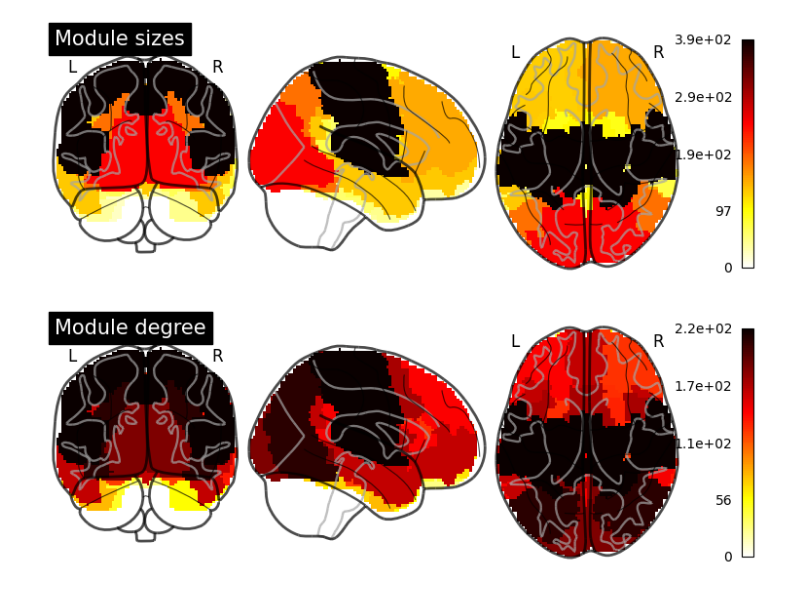
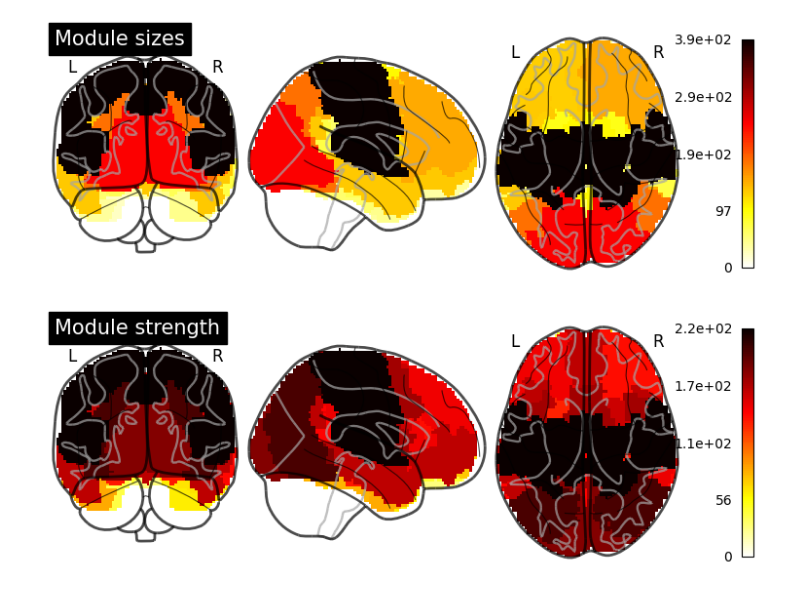
Before and after one commit to compneurobilbao/bha2, a Jupyter notebook: notebooks/05-tree-measures-for-optimal-parcellation.ipynb, the cells around one changed output. Drawn from its saved outputs; the diff is of its cells as text; code cells hidden in the pictures.

```diff
--- a/notebooks/05-tree-measures-for-optimal-parcellation.ipynb
+++ b/notebooks/05-tree-measures-for-optimal-parcellation.ipynb
@@ -311,11 +379,10 @@ nib.save(
 # %% [output]
 [figure]
 # %%
-plt.rcParams["figure.figsize"] = [5, 5]
-
+plt.figure(figsize=(5, 5))
 cc = abs(((g * abs(fcm_bin)) + ((1 - g) * scm_bin)))
 strength_fullmat = cc.sum(axis=0, dtype=float)
-plt.scatter(strength_fullmat, roi_heights)
+plt.scatter(np.log(strength_fullmat), roi_heights)
 plt.xlabel("ROI degree")
 plt.ylabel("ROI height")
 # %% [output]
@@ -444,12 +462,14 @@ nib.save(
 module_heights_img = np.zeros(
     (initial_parcellation.shape[0], initial_parcellation.shape[1], initial_parcellation.shape[2])
 )
-for idx, module_indices in enumerate(range(1, opt_level + 1)):
+idx = 0
+for module_indices in range(1, opt_level + 1):
     module_rois = tree["lvl_" + str(opt_level) + "_mod_" + str(module_indices)]
     if len(module_rois) > 5:
         module_heights_img = module_heights_img + get_module_vol(
-            initial_parcellation, module_rois, module_heights[idx]
+            initial_parcellation, module_rois, module_mean_heights[idx]
         )
+        idx += 1
 plotting.plot_glass_brain(
     nib.Nifti1Image(module_heights_img, affine=initial_parcellation.affine),
     colorbar=True,
@@ -458,14 +478,13 @@ plotting.plot_glass_brain(
 nib.save(
     nib.Nifti1Image(module_heights_img, affine=initial_parcellation.affine),
     os.path.join(
-        project_path, "data", "results", "n" + str(conn_size), "module_heights.nii.gz"
+        project_path, "data", "processed", "n" + str(conn_size), "module_heights.nii.gz"
     ),
 )
 plt.savefig(
     os.path.join(
         project_path,
         "data",
-        "results",
         "figures",
         "opt_parcell_module_heights_brain.svg",
     ),
@@ -479,12 +498,14 @@ plt.savefig(
 module_size_img = np.zeros(
     (initial_parcellation.shape[0], initial_parcellation.shape[1], initial_parcellation.shape[2])
 )
-for idx, module_indices in enumerate(range(1, opt_level + 1)):
+idx = 0
+for module_indices in range(1, opt_level + 1):
     module_rois = tree["lvl_" + str(opt_level) + "_mod_" + str(module_indices)]
     if len(module_rois) > 5:
         module_size_img = module_size_img + get_module_vol(
             initial_parcellation, module_rois, module_size[idx]
         )
+        idx += 1
 plotting.plot_glass_brain(
     nib.Nifti1Image(module_size_img, affine=initial_parcellation.affine),
     colorbar=True,
@@ -493,34 +514,45 @@ plotting.plot_glass_brain(
 nib.save(
     nib.Nifti1Image(module_size_img, affine=initial_parcellation.affine),
     os.path.join(
-        project_path, "data", "results", "n" + str(conn_size), "module_sizes.nii.gz"
+        project_path, "data", "processed", "n" + str(conn_size), "module_sizes.nii.gz"
     ),
 )
+plt.savefig(
+    os.path.join(
+        project_path,
+        "data",
+        "figures",
+        "opt_parcell_module_sizes_brain.svg",
+    ),
+    dpi=300,
+    bbox_inches="tight",
+    format="svg",
+)
 # %% [output]
 [figure]
 # %%
 module_degree_img = np.zeros(
     (initial_parcellation.shape[0], initial_parcellation.shape[1], initial_parcellation.shape[2])
 )
-cc = abs(((g * abs(fcm_bin)) + ((1 - g) * scm_bin)))
-strength_fullmat = cc.sum(axis=0, dtype=float)
-for idx, module_indices in enumerate(range(1, opt_level + 1)):
+
+idx = 0
+for module_indices in range(1, opt_level + 1):
     module_rois = tree["lvl_" + str(opt_level) + "_mod_" + str(module_indices)]
-    module_degree = np.median(strength_fullmat[module_rois])
     if len(module_rois) > 5:
         module_degree_img = module_degree_img + get_module_vol(
-            initial_parcellation, module_rois, module_degree
+            initial_parcellation, module_rois, module_mean_strength[idx]
         )
+        idx += 1
 plotting.plot_glass_brain(
     nib.Nifti1Image(module_degree_img, affine=initial_parcellation.affine),
     colorbar=True,
-    title="Module degree",
+    title="Module strength",
 )
 nib.save(
     nib.Nifti1Image(module_degree_img, affine=initial_parcellation.affine),
     os.path.join(
-        project_path, "data", "results", "n" + str(conn_size), "module_degree.nii.gz"
+        project_path, "data", "processed", "n" + str(conn_size), "module_degree.nii.gz"
     ),
 )
 # %% [output]
-[figure, old version]
+[figure, new version]
```
Also changed, not shown: parts of 17 cells of this notebook, 5 other files.
